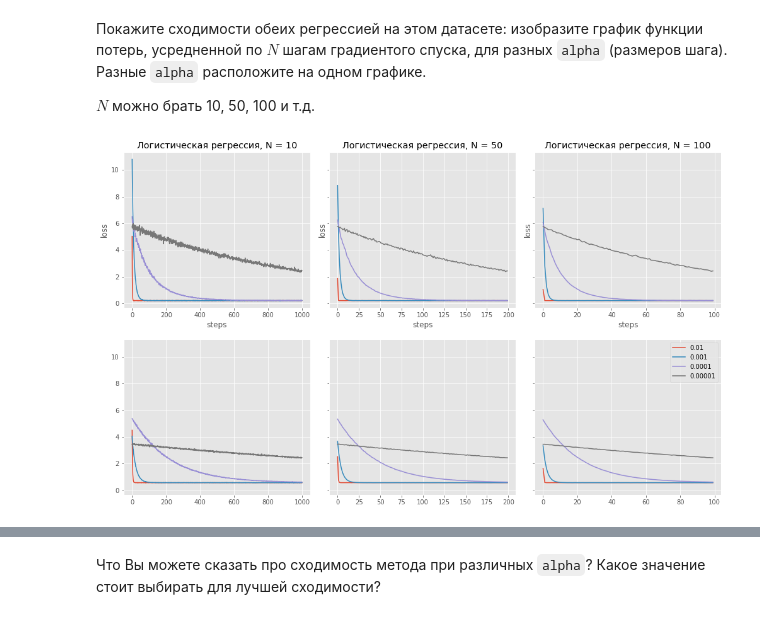
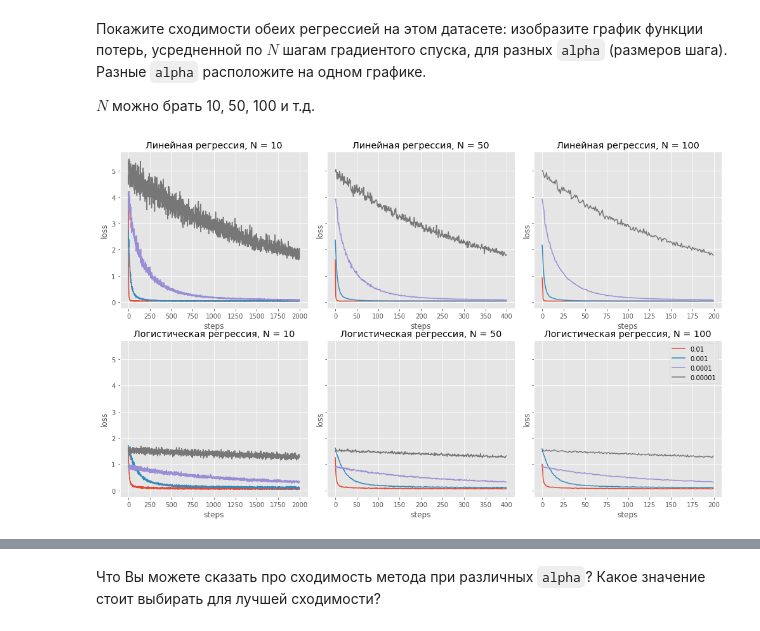
Before and after one commit to alexrez/sphereDM, a Jupyter notebook: Reznikova_hw2.ipynb, the cells around one changed output, grey strips where cells are left out. Saved outputs shown, nothing was run; the diff lists cells and outputs as text; code cells hidden in the pictures.

```diff
--- a/Reznikova_hw2.ipynb
+++ b/Reznikova_hw2.ipynb
@@ -541,34 +557,45 @@ $N$ можно брать 10, 50, 100 и т.д.
 # %%
 fig, axes = plt.subplots(2, 3, sharex=False, sharey=True)
 fig.set_figheight(10)
 fig.set_figwidth(17)
 
-batch_size = 100
+batch_size = 50
 N = [10, 50, 100]
 alpha = [0.01, 0.001, 0.0001, 0.00001]
 
 for a in alpha:
-    my_lin_reg = MySGDClassifier(batch_generator, batch_size, C=1, alpha=a, max_epoch=10, model_type='lin_reg')
+    my_lin_reg = MySGDClassifier(batch_generator,
+                                 batch_size=batch_size,
+                                 C=0,
+                                 alpha=a,
+                                 max_epoch=10,
+                                 model_type='lin_reg')
     my_lin_reg.fit(X, y)
-    my_log_reg = MySGDClassifier(batch_generator, batch_size, C=1, alpha=a, max_epoch=10, model_type='log_reg')
+    my_log_reg = MySGDClassifier(batch_generator,
+                                 batch_size=batch_size,
+                                 C=0,
+                                 alpha=a,
+                                 max_epoch=10,
+                                 model_type='log_reg')
     my_log_reg.fit(X, y)
 
     for i, n in enumerate(N):
-        n_steps = range(0, 1000000 // (batch_size * n))
+        size = 1000000 // (batch_size * n)
+        n_steps = range(0, size)
         aver_loss_lin = np.mean(np.array(my_lin_reg.errors_log['loss']).reshape(-1, n), axis=1).ravel()
         axes[0, i].set_title('Линейная регрессия, N = {0}'.format(n))
         axes[0, i].set_xlabel('steps')
         axes[0, i].set_ylabel('loss')
         axes[0, i].plot(n_steps, aver_loss_lin)
 
         aver_loss_log = np.mean(np.array(my_log_reg.errors_log['loss']).reshape(-1, n), axis=1).ravel()
-        axes[0, i].set_title('Логистическая регрессия, N = {0}'.format(n))
-        axes[0, i].set_xlabel('steps')
-        axes[0, i].set_ylabel('loss')
+        axes[1, i].set_title('Логистическая регрессия, N = {0}'.format(n))
+        axes[1, i].set_xlabel('steps')
+        axes[1, i].set_ylabel('loss')
         axes[1, i].plot(n_steps, aver_loss_log)
 
 plt.subplots_adjust(wspace=0.1, hspace=0.2)
 plt.legend(('0.01', '0.001', '0.0001', '0.00001'))
 plt.show()
 # %% [output]
-[figure, old version]
+[figure, new version]
```
Also changed, not shown: parts of 20 cells of this notebook.
